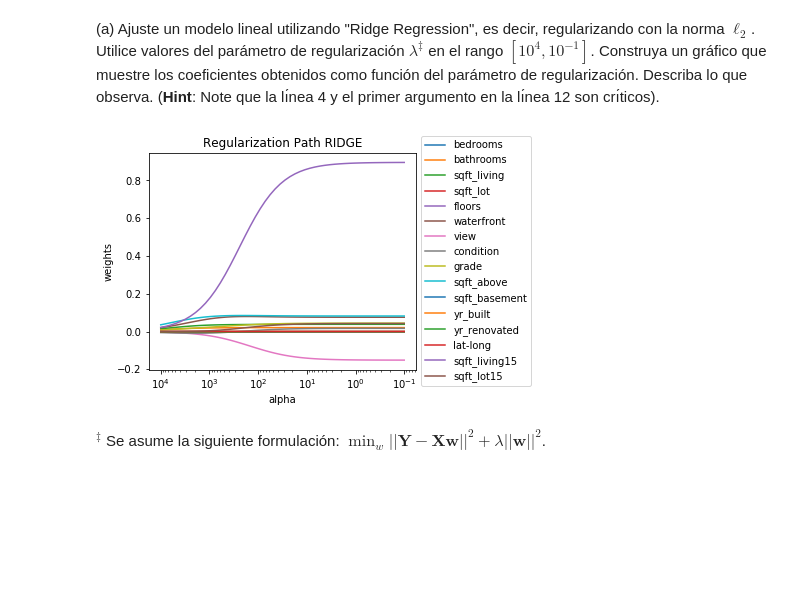
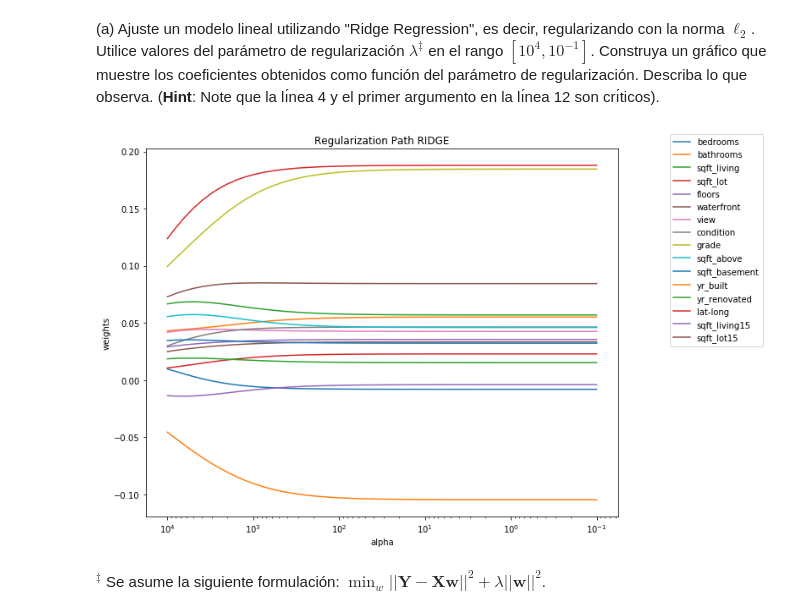
Before and after one commit to dsanmartin/INF578-HW, a Jupyter notebook: 1/Tarea1-ML.ipynb, the cells around one changed output. Cells and saved outputs as stored; diff of their text form; code cells hidden in the pictures; blank space fills up the shorter version.

```diff
--- a/1/Tarea1-ML.ipynb
+++ b/1/Tarea1-ML.ipynb
@@ -561,58 +466,41 @@ df = df.drop(['id','date','zipcode'], axis=1)
-# %%
-X = df
-y = np.log(df['price'])
-mask = np.zeros(len(X))
-limit = int(len(X)*0.7)
-mask[:limit] = 1
-istrain = (mask== 1)
-Xtrain = X[istrain]
-ytrain = y[istrain]
-Xtest = X[np.logical_not(istrain)]
-ytest = y[np.logical_not(istrain)]
-Xtrain = Xtrain.drop(['price'], axis=1)
-Xtest = Xtest.drop(['price'], axis=1)
 # %%
 from sklearn.linear_model import Ridge
 import matplotlib.pylab as plt
 
-X_c = X.copy()
-#X_c = X_c.drop('intercept', axis=1)
-Xtrain = X_c[istrain]
-ytrain = y[istrain]
+ax = plt.figure(figsize=(10, 8))
+
+Dtrain = df_scaled_train.copy()
+Dtrain = Dtrain.drop('intercept', axis=1)
 names_regressors = ["bedrooms","bathrooms","sqft_living","sqft_lot","floors","waterfront","view",
-"condition","grade","sqft_above","sqft_basement","yr_built","yr_renovated","lat-long",
-"sqft_living15","sqft_lot15"]
+    "condition","grade","sqft_above","sqft_basement","yr_built","yr_renovated","lat-long",
+    "sqft_living15","sqft_lot15"]
+
 alphas_ = np.logspace(4,-1,base=10)
 coefs = []
 model = Ridge(fit_intercept=True,solver='svd')
-
 for a in alphas_:
     model.set_params(alpha=a)
-    model.fit(Xtrain, ytrain)
+    model.fit(Dtrain, ytrain)
     coefs.append(model.coef_)
     ax = plt.gca()
 
 for y_arr, label in zip(np.squeeze(coefs).T, names_regressors):
     #print alphas_.shape
     #print y_arr.shape
     plt.plot(alphas_, y_arr, label=label)
 
-plt.legend()
+#plt.legend()
 ax.set_xscale('log')
 ax.set_xlim(ax.get_xlim()[::-1]) # reverse axis
 plt.xlabel('alpha')
 plt.ylabel('weights')
 plt.title('Regularization Path RIDGE')
 plt.axis('tight')
-
-plt.legend(loc=2)
-box = ax.get_position()
-ax.set_position([box.x0, box.y0, box.width * 0.8, box.height])
-ax.legend(loc='center left', bbox_to_anchor=(1, 0.5))
-
+#plt.legend(loc=1)
+plt.legend(bbox_to_anchor=(1.1, 1.05))
 plt.show()
 # %% [output]
-[figure, old version]
+[figure, new version]
 # %% [markdown]
 $^{‡}$ Se asume la siguiente formulación: $\min_w ||\textbf{Y} - \textbf{Xw}||^2 + \lambda ||\textbf{w}||^2$.
 # %% [markdown]
```
Also changed, not shown: parts of 18 cells of this notebook.
